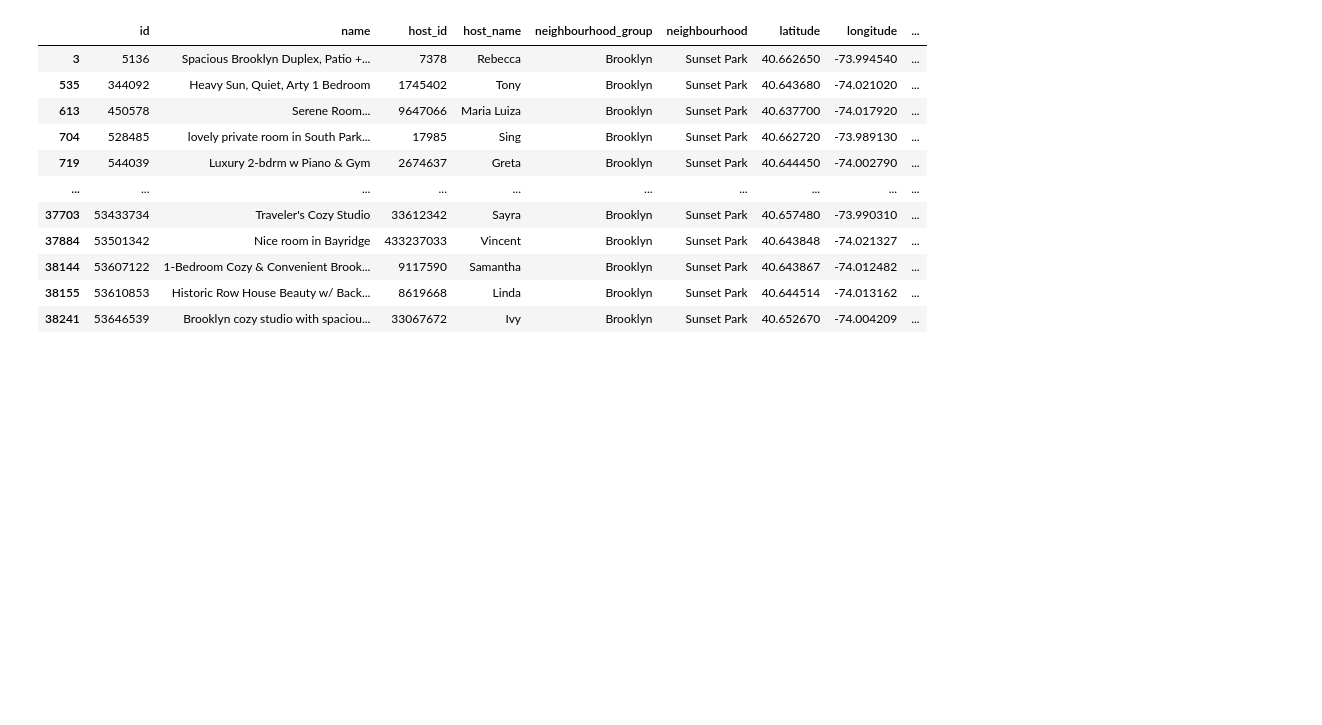
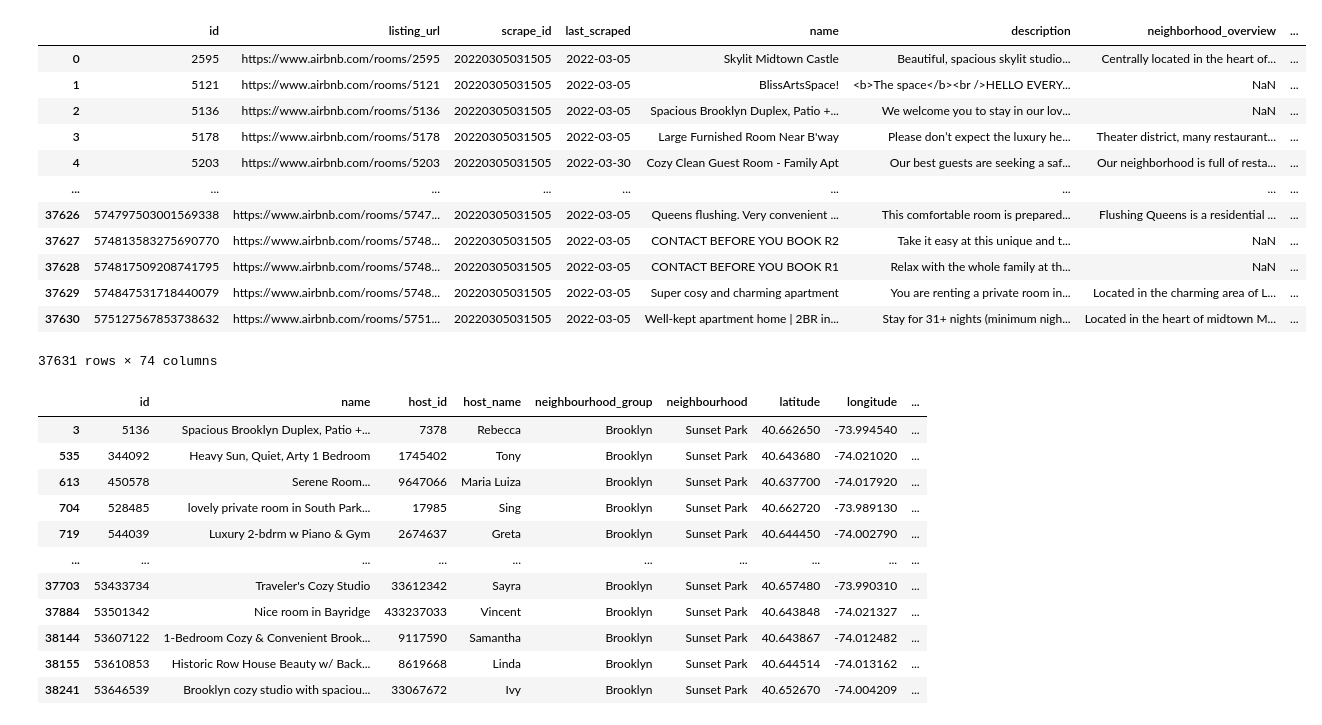
Before and after one commit to jeremyben-meir/orie3120-project, a Jupyter notebook: final_project_analysis.ipynb, the cells around one changed output. Drawn from its saved outputs; the diff is of its cells as text; code cells hidden in the pictures; blank space fills up the shorter version.

```diff
--- a/final_project_analysis.ipynb
+++ b/final_project_analysis.ipynb
@@ -23,3 +23,20 @@ df
+# %%
+df_listing = pd.read_csv("listings_large.csv")
+df_listing
+# %% [output]
+|  | id | listing_url | scrape_id | last_scraped | name | description | neighborhood_overview | ... |
+| 0 | 2595 | https://www.airbnb.com/rooms/2595 | 20220305031505 | 2022-03-05 | Skylit Midtown Castle | Beautiful, spacious skylit studio... | Centrally located in the heart of... | ... |
+| 1 | 5121 | https://www.airbnb.com/rooms/5121 | 20220305031505 | 2022-03-05 | BlissArtsSpace! | <b>The space</b><br />HELLO EVERY... | NaN | ... |
+| 2 | 5136 | https://www.airbnb.com/rooms/5136 | 20220305031505 | 2022-03-05 | Spacious Brooklyn Duplex, Patio +... | We welcome you to stay in our lov... | NaN | ... |
+| 3 | 5178 | https://www.airbnb.com/rooms/5178 | 20220305031505 | 2022-03-05 | Large Furnished Room Near B'way | Please don’t expect the luxury he... | Theater district, many restaurant... | ... |
+| 4 | 5203 | https://www.airbnb.com/rooms/5203 | 20220305031505 | 2022-03-30 | Cozy Clean Guest Room - Family Apt | Our best guests are seeking a saf... | Our neighborhood is full of resta... | ... |
+| ... | ... | ... | ... | ... | ... | ... | ... | ... |
+| 37626 | 574797503001569338 | https://www.airbnb.com/rooms/5747... | 20220305031505 | 2022-03-05 | Queens flushing. Very convenient ... | This comfortable room is prepared... | Flushing Queens is a residential ... | ... |
+| 37627 | 574813583275690770 | https://www.airbnb.com/rooms/5748... | 20220305031505 | 2022-03-05 | CONTACT BEFORE YOU BOOK R2 | Take it easy at this unique and t... | NaN | ... |
+| 37628 | 574817509208741795 | https://www.airbnb.com/rooms/5748... | 20220305031505 | 2022-03-05 | CONTACT BEFORE YOU BOOK R1 | Relax with the whole family at th... | NaN | ... |
+| 37629 | 574847531718440079 | https://www.airbnb.com/rooms/5748... | 20220305031505 | 2022-03-05 | Super cosy and charming apartment | You are renting a private room in... | Located in the charming area of L... | ... |
+| 37630 | 575127567853738632 | https://www.airbnb.com/rooms/5751... | 20220305031505 | 2022-03-05 | Well-kept apartment home | 2BR in... | Stay for 31+ nights (minimum nigh... | Located in the heart of midtown M... | ... |
+37631 rows × 74 columns
 # %%
 rslt_df = df[df['neighbourhood'] == "Sunset Park"]
 # %%
```
Also changed, not shown: parts of 3 cells of this notebook, 1 other file.
